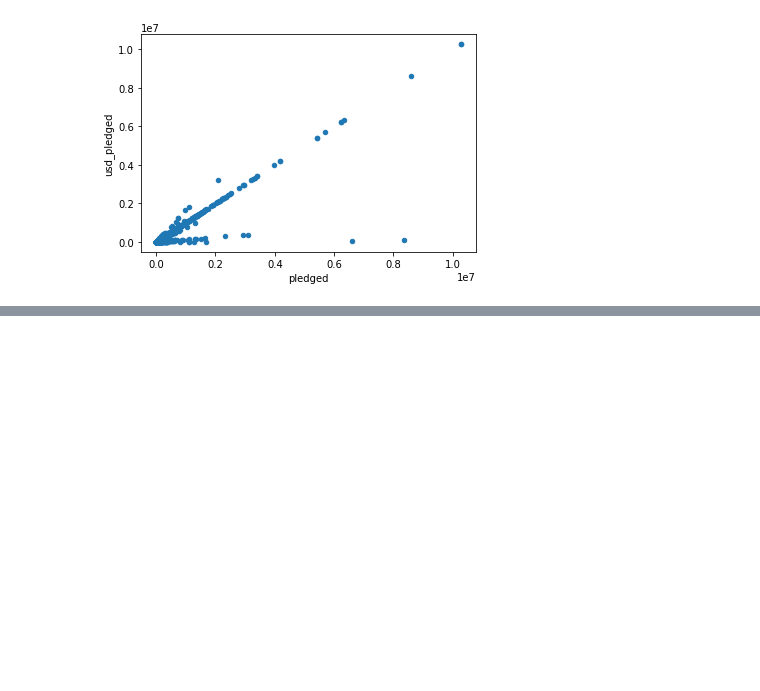
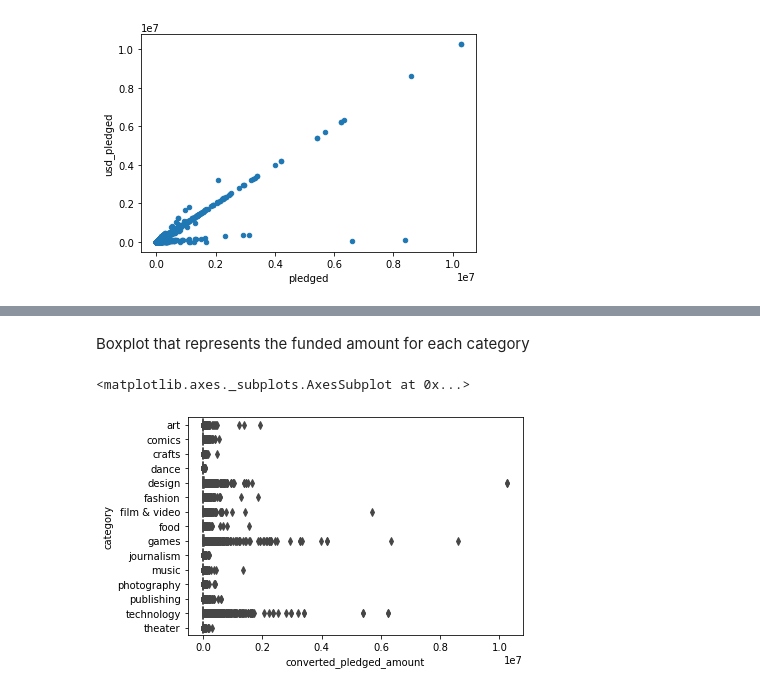
Before and after one commit to d-istratii/DataScienceVU, a Jupyter notebook: model.ipynb, the cells around one changed output, grey strips where cells are left out. Saved outputs shown, nothing was run; the diff lists cells and outputs as text; code cells hidden in the pictures; blank space fills up the shorter version.

```diff
--- a/model.ipynb
+++ b/model.ipynb
@@ -272,0 +296,9 @@ ax = dataFrame.plot.scatter(x = "backers_count", y = "usd_pledged")
+# %% [markdown]
+Boxplot that represents the funded amount for each category
+# %%
+usd_pledged = dataFrame['converted_pledged_amount']
+category = dataFrame['category']
+sns.boxplot(x=usd_pledged, y=category)
+# %% [output]
+<matplotlib.axes._subplots.AxesSubplot at 0x...>
+[figure, added]
```
Also changed, not shown: parts of 25 cells of this notebook.
